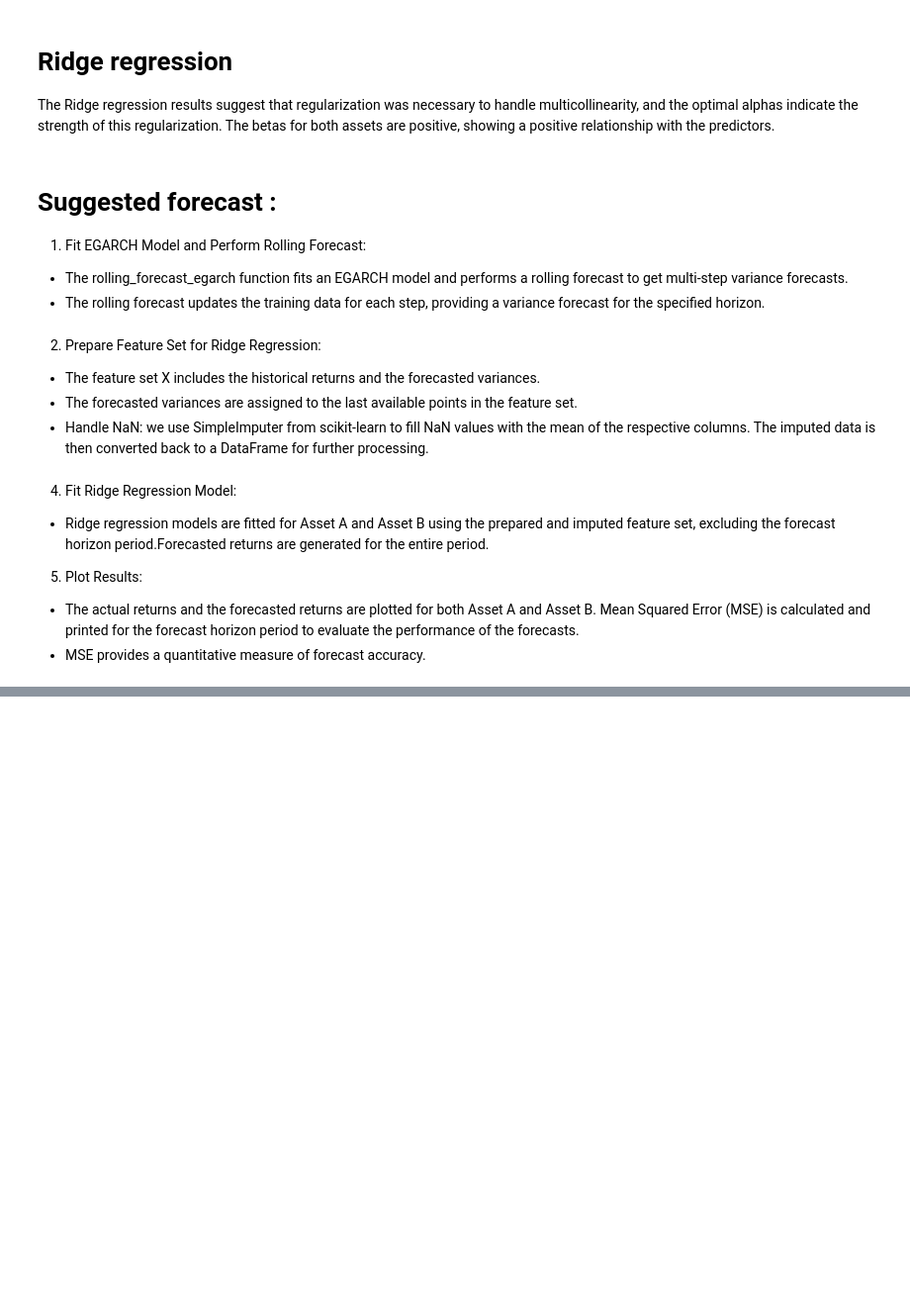
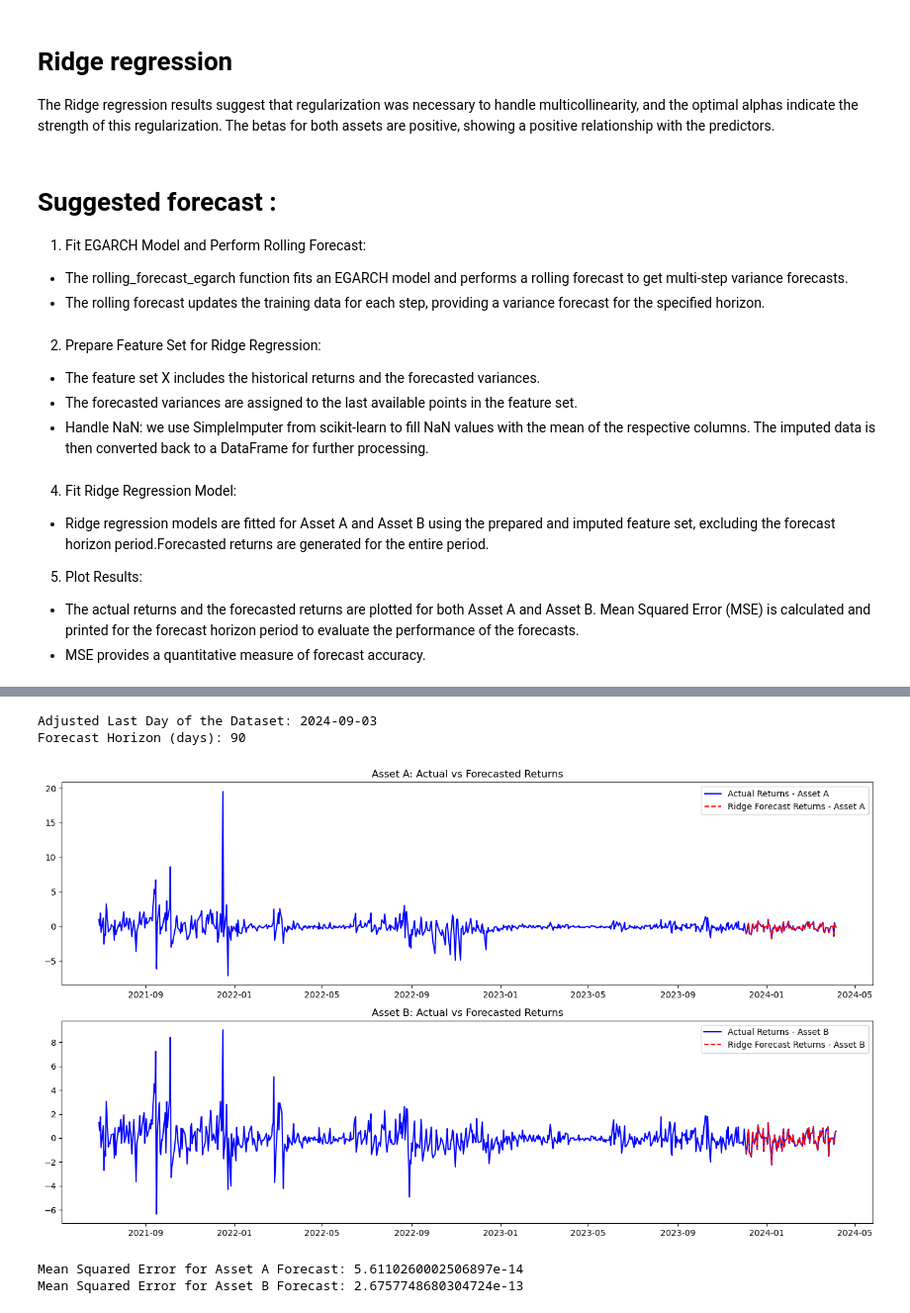
Before and after one commit to YZehar2/asset_returns_analysis_and_forecast, a Jupyter notebook: returns_analysis.ipynb, the cells around one changed output, grey strips where cells are left out. Shown at 99% size. Drawn from its saved outputs; the diff is of its cells as text; code cells hidden in the pictures; blank space fills up the shorter version.

```diff
--- a/returns_analysis.ipynb
+++ b/returns_analysis.ipynb
@@ -489,0 +447,58 @@ results_df.to_csv('forecasted_returns.csv', index=False)
+# %%
+# Forecast horizon
+forecast_horizon = 90  # Adjust as needed
+
+# Print the adjusted last day of the dataset and forecast horizon
+print("Adjusted Last Day of the Dataset:", adjusted_last_day_of_dataset.strftime("%Y-%m-%d"))
+print("Forecast Horizon (days):", forecast_horizon)
+
+# Target variables
+y_A = returns_df['Asset A']
+y_B = returns_df['Asset B']
+
+# Define alphas for RidgeCV
+alphas = np.logspace(-6, 6, 13)
+
+# Fit RidgeCV model for Asset A
+ridge_cv_A = RidgeCV(alphas=alphas, store_cv_values=True)
+ridge_cv_A.fit(X_imputed[:-forecast_horizon], y_A[:-forecast_horizon])
+ridge_forecast_A = ridge_cv_A.predict(X_imputed[-forecast_horizon:])
+
+# Fit RidgeCV model for Asset B
+ridge_cv_B = RidgeCV(alphas=alphas, store_cv_values=True)
+ridge_cv_B.fit(X_imputed[:-forecast_horizon], y_B[:-forecast_horizon])
+ridge_forecast_B = ridge_cv_B.predict(X_imputed[-forecast_horizon:])
+
+# Plotting the results
+plt.figure(figsize=(14, 8))
+
+# Plot for Asset A
+plt.subplot(2, 1, 1)
+plt.plot(y_A.index, y_A, label='Actual Returns - Asset A', color='blue')
+plt.plot(y_A.index[-forecast_horizon:], ridge_forecast_A, label='Ridge Forecast Returns - Asset A', color='red', linestyle='--')
+plt.title('Asset A: Actual vs Forecasted Returns')
+plt.legend()
+
+# Plot for Asset B
+plt.subplot(2, 1, 2)
+plt.plot(y_B.index, y_B, label='Actual Returns - Asset B', color='blue')
+plt.plot(y_B.index[-forecast_horizon:], ridge_forecast_B, label='Ridge Forecast Returns - Asset B', color='red', linestyle='--')
+plt.title('Asset B: Actual vs Forecasted Returns')
+plt.legend()
+
+
+plt.tight_layout()
+plt.show()
+
+# Print the Mean Squared Error for the forecasts
+mse_A = mean_squared_error(y_A[-forecast_horizon:], ridge_forecast_A)
+mse_B = mean_squared_error(y_B[-forecast_horizon:], ridge_forecast_B)
+
+print(f"Mean Squared Error for Asset A Forecast: {mse_A}")
+print(f"Mean Squared Error for Asset B Forecast: {mse_B}")
+# %% [output]
+Adjusted Last Day of the Dataset: 2024-09-03
+Forecast Horizon (days): 90
+[figure, added]
+Mean Squared Error for Asset A Forecast: 5.6110260002506897e-14
+Mean Squared Error for Asset B Forecast: 2.6757748680304724e-13
```
Also changed, not shown: parts of 14 cells of this notebook.
